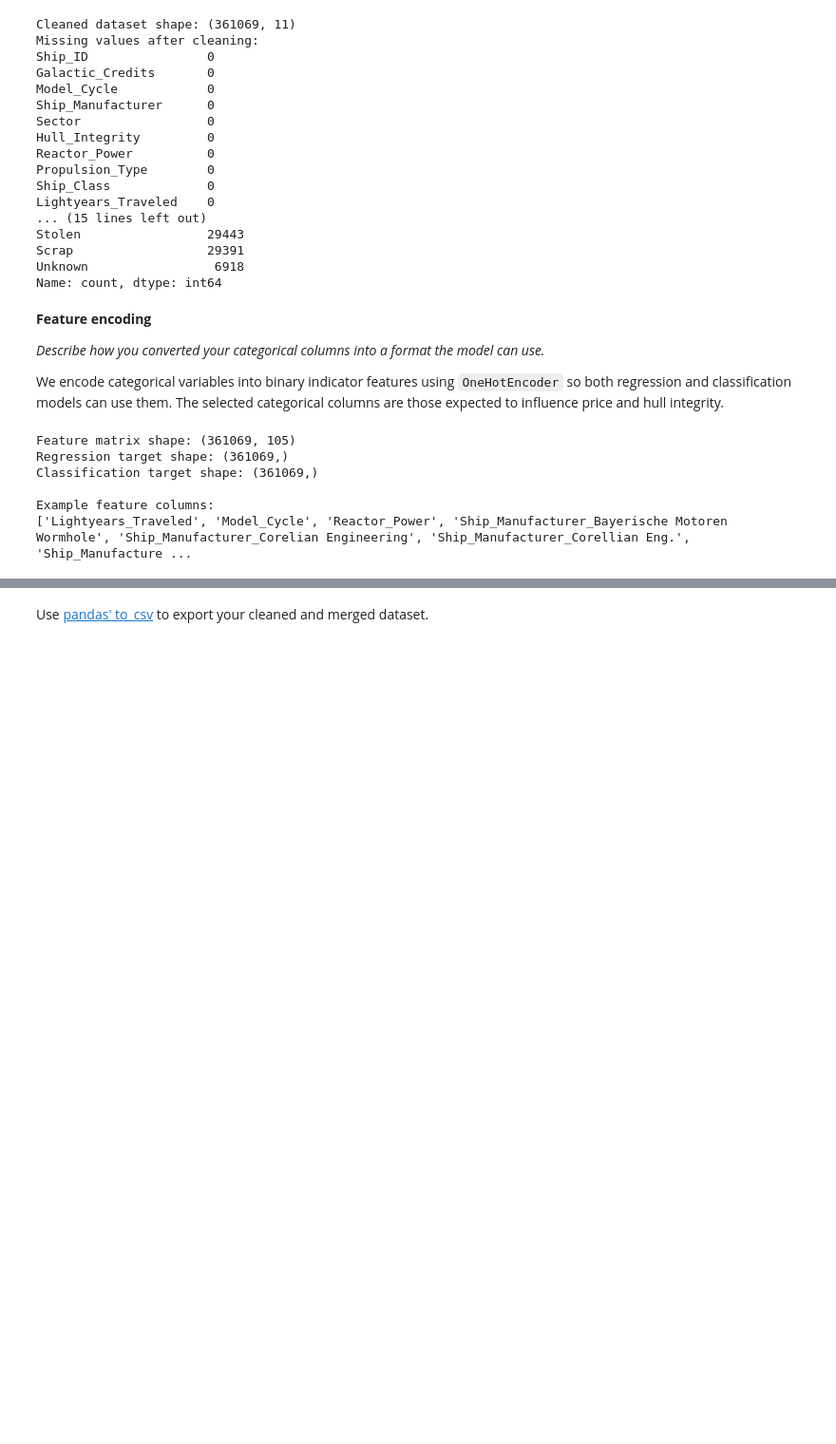
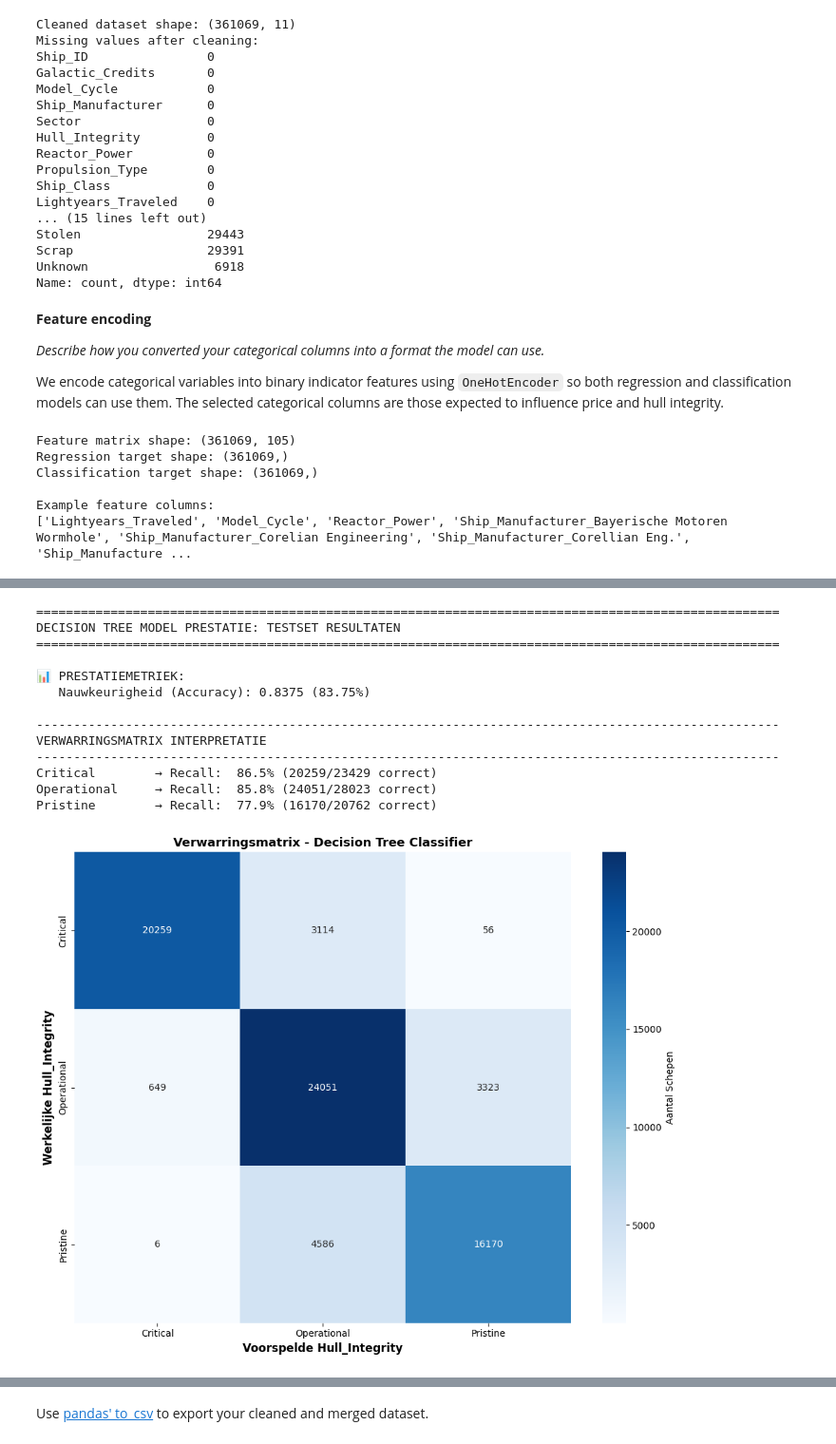
Before and after one commit to SidneyFel/The-Secret-Weapons, a Jupyter notebook: assignment_template_it3.ipynb, the cells around one changed output, grey strips where cells are left out. Shown at 95% size. Cells and saved outputs as stored; diff of their text form; code cells hidden in the pictures; blank space fills up the shorter version.

```diff
--- a/assignment_template_it3.ipynb
+++ b/assignment_template_it3.ipynb
@@ -401,2 +663,60 @@ Example feature columns:
 # %%
-# CODE CELL: Evaluate your classification model (check ou tthe metrics, include a confusion matrix)
+# Maak voorspellingen op testset
+y_pred_clf = model_tree.predict(X_test_clf)
+
+# Bereken nauwkeurigheid
+accuracy = accuracy_score(y_test_clf, y_pred_clf)
+
+print("\n" + "="*100)
+print("DECISION TREE MODEL PRESTATIE: TESTSET RESULTATEN")
+print("="*100)
+print(f"\n📊 PRESTATIEMETRIEK:")
+print(f"   Nauwkeurigheid (Accuracy): {accuracy:.4f} ({accuracy*100:.2f}%)")
+
+print("\n" + "-"*100)
+print("VERWARRINGSMATRIX INTERPRETATIE")
+print("-"*100)
+for i, label in enumerate(class_labels):
+    correct = cm[i, i]
+    total = cm[i].sum()
+    recall = correct / total if total > 0 else 0
+    print(f"{label:15} → Recall: {recall*100:5.1f}% ({correct}/{total} correct)")
+
+# Visualiseer de verwarringsmatrix
+fig, ax = plt.subplots(figsize=(10, 8))
+sns.heatmap(cm_df, annot=True, fmt='d', cmap='Blues', cbar_kws={'label': 'Aantal Schepen'}, ax=ax)
+ax.set_xlabel('Voorspelde Hull_Integrity', fontsize=12, fontweight='bold')
+ax.set_ylabel('Werkelijke Hull_Integrity', fontsize=12, fontweight='bold')
+ax.set_title('Verwarringsmatrix - Decision Tree Classifier', fontsize=13, fontweight='bold')
+plt.tight_layout()
+plt.show()
+
+# Visualiseer de decision tree
+fig, ax = plt.subplots(figsize=(20, 12))
+plot_tree(
+    model_tree,
+    feature_names=X.columns,
+    class_names=class_labels,
+    filled=True,
+    rounded=True,
+    fontsize=10,
+    ax=ax
+)
+plt.title('Decision Tree Logic - Volledig Diagram', fontsize=16, fontweight='bold', pad=20)
+plt.tight_layout()
+plt.show()
+# %% [output]
+====================================================================================================
+DECISION TREE MODEL PRESTATIE: TESTSET RESULTATEN
+====================================================================================================
+
+📊 PRESTATIEMETRIEK:
+   Nauwkeurigheid (Accuracy): 0.8375 (83.75%)
+
+----------------------------------------------------------------------------------------------------
+VERWARRINGSMATRIX INTERPRETATIE
+----------------------------------------------------------------------------------------------------
+Critical        → Recall:  86.5% (20259/23429 correct)
+Operational     → Recall:  85.8% (24051/28023 correct)
+Pristine        → Recall:  77.9% (16170/20762 correct)
+[figure, added]
```
Also changed, not shown: parts of 16 cells of this notebook, 2 other files.
